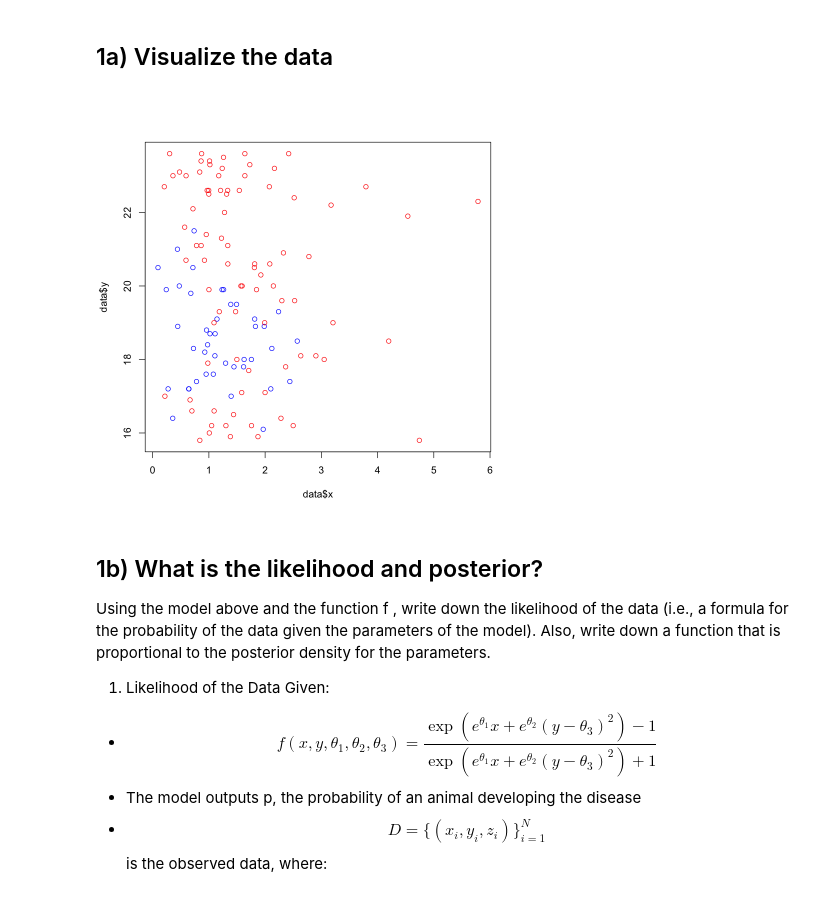
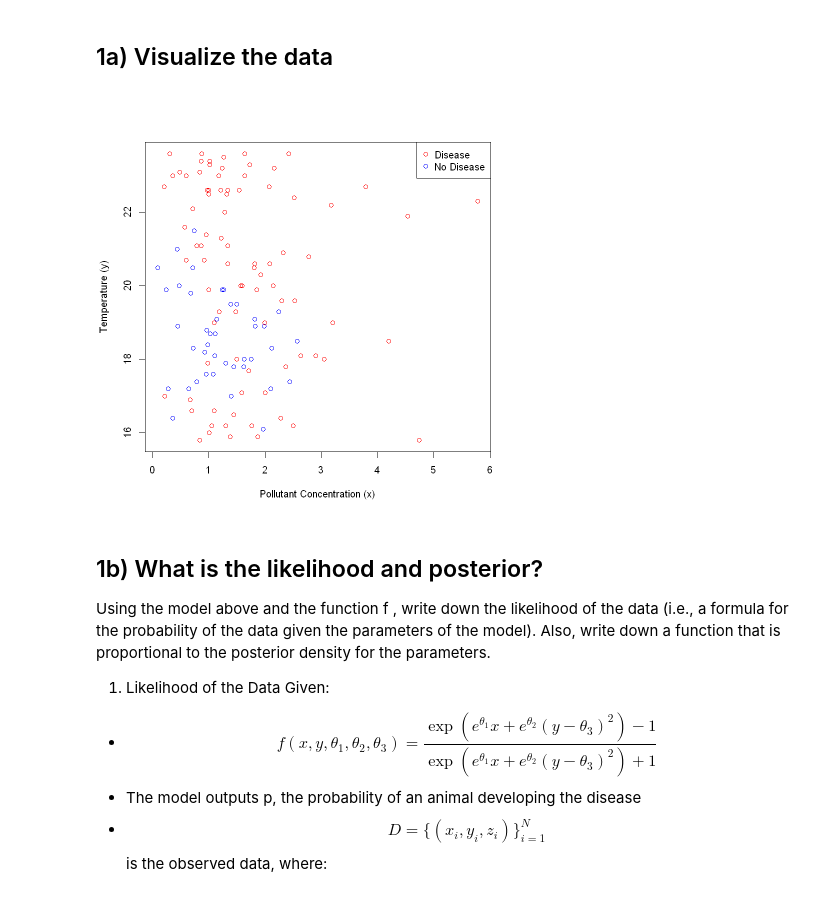
Before and after one commit to focccus/MVE550-Stochastic-processes, a Jupyter notebook: A2/assignment2.ipynb, the cells around one changed output. Saved outputs shown, nothing was run; the diff lists cells and outputs as text; code cells hidden in the pictures.

Commit message:
A2: slight plot changes

```diff
--- a/A2/assignment2.ipynb
+++ b/A2/assignment2.ipynb
@@ -30,10 +26,12 @@ A data.frame: 10 × 3
 | 10 | 1.924 | 20.3 | 1 |
 # %% [markdown]
 ## 1a) Visualize the data
-# %%
-plot(data$x, data$y, col=ifelse(data$z, "red", "blue"))
-# %% [output]
-[figure, removed]
+# %%
+par(bg = "white")
+plot(data$x, data$y, col=ifelse(data$z, "red", "blue"), xlab="Pollutant Concentration (x)", ylab="Temperature (y)")
+legend("topright", legend=c("Disease", "No Disease"), col=c("red", "blue"), pch=1)
+# %% [output]
+[figure, added]
 # %% [markdown]
 ## 1b) What is the likelihood and posterior?
 Using the model above and the function f , write down the likelihood of the data (i.e., a formula for the probability of the data given the parameters of the model).
```
Also changed, not shown: parts of 5 cells of this notebook.
